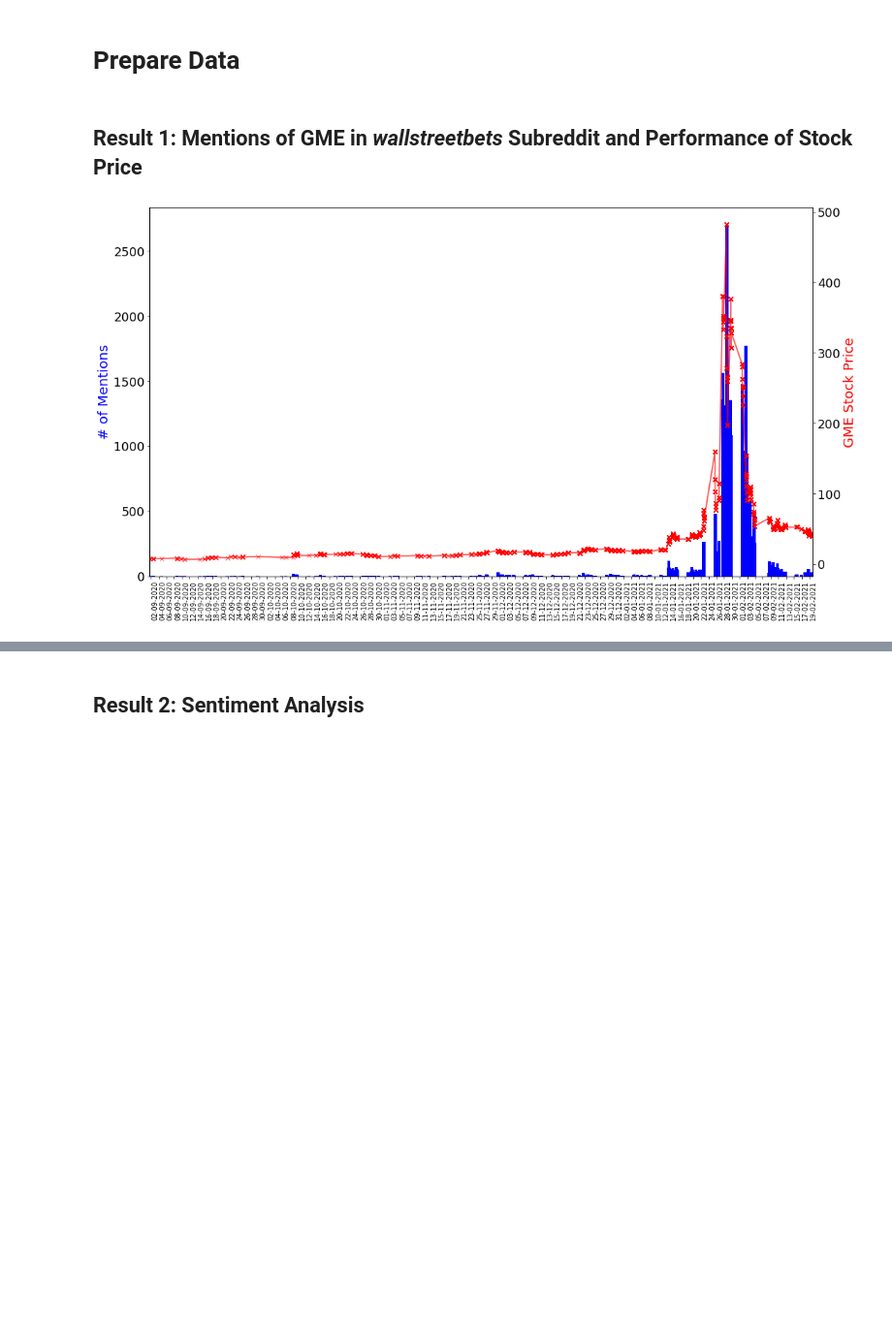
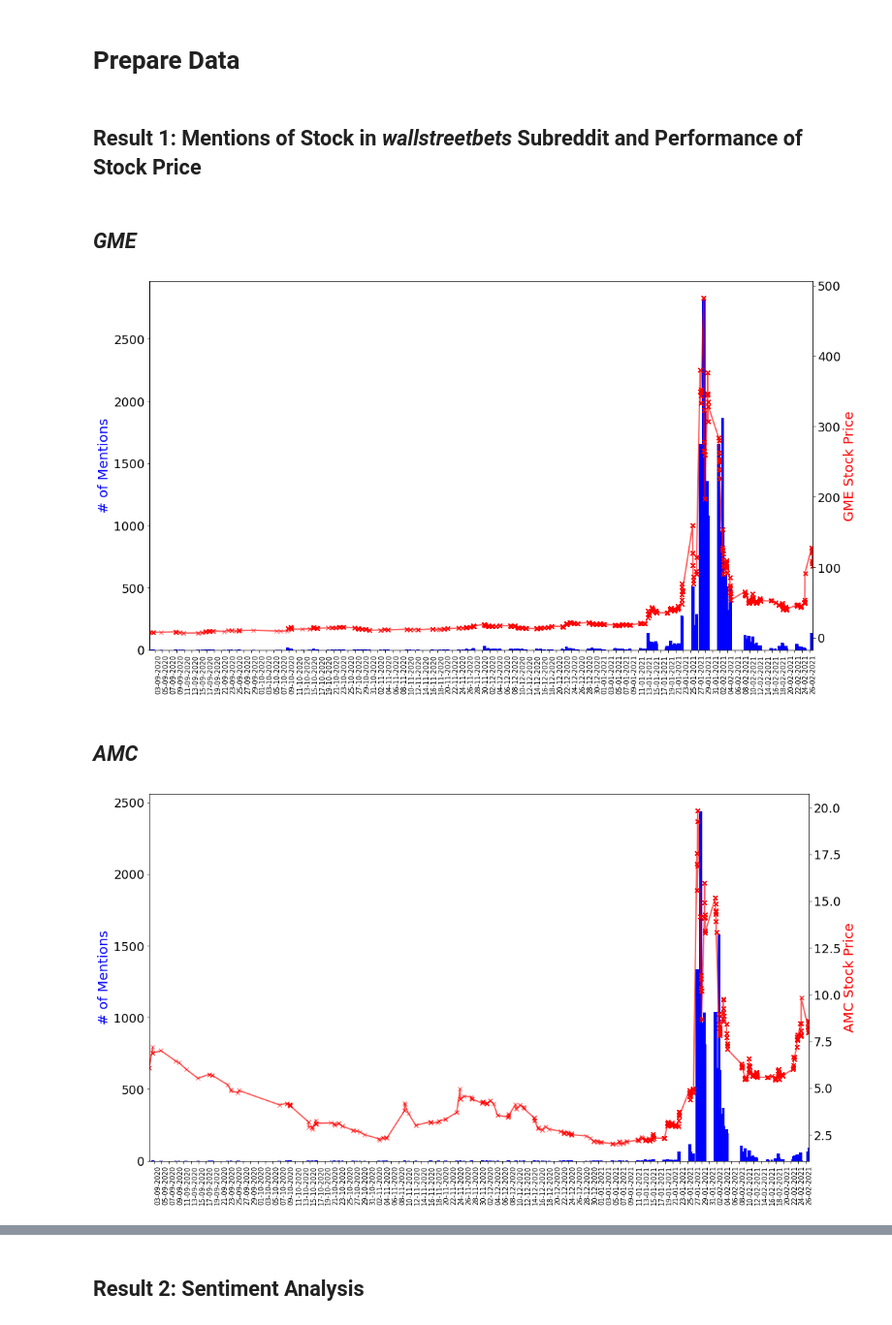
Before and after one commit to segsell/machine_learning_project, a Jupyter notebook: src/analysis_notebook.ipynb, the cells around one changed output, grey strips where cells are left out. Shown at 97% size. Drawn from its saved outputs; the diff is of its cells as text; code cells hidden in the pictures; blank space fills up the shorter version.

```diff
--- a/src/analysis_notebook.ipynb
+++ b/src/analysis_notebook.ipynb
@@ -30,3 +48,5 @@ wsb_GME = add_word_counter(
 # %%
 # Sentiment Analysis
 wsb_GME = analyze_sentiment(wsb_GME, "title")
+wsb_AMC = analyze_sentiment(wsb_AMC, "title")
+wsb_BB = analyze_sentiment(wsb_BB, "title")
@@ -41,8 +79,10 @@ sentiment_hourly = sentiment_hourly[
 # %% [markdown]
-## Result 1: Mentions of GME in *wallstreetbets* Subreddit and Performance of Stock Price
+## Result 1: Mentions of Stock in *wallstreetbets* Subreddit and Performance of Stock Price
+# %% [markdown]
+## *GME*
 # %%
 plot(
-    df_hourly,
+    reddit_gme_hourly,
     date_col="date_hour",
     count_col="GME_counts",
     stock_price_col="high",
@@ -50,4 +90,17 @@ plot(
     save_as="plots/correlation_gme_stock_price.png",
 )
 # %% [output]
-[figure, old version]
+[figure, new version]
+# %% [markdown]
+## *AMC*
+# %%
+plot(
+    reddit_amc_hourly,
+    date_col="date_hour",
+    count_col="AMC_counts",
+    stock_price_col="high",
+    stock_name="AMC",
+    save_as="plots/correlation_am_stock_price.png",
+)
+# %% [output]
+[figure, added]
```
Also changed, not shown: parts of 21 cells of this notebook.
